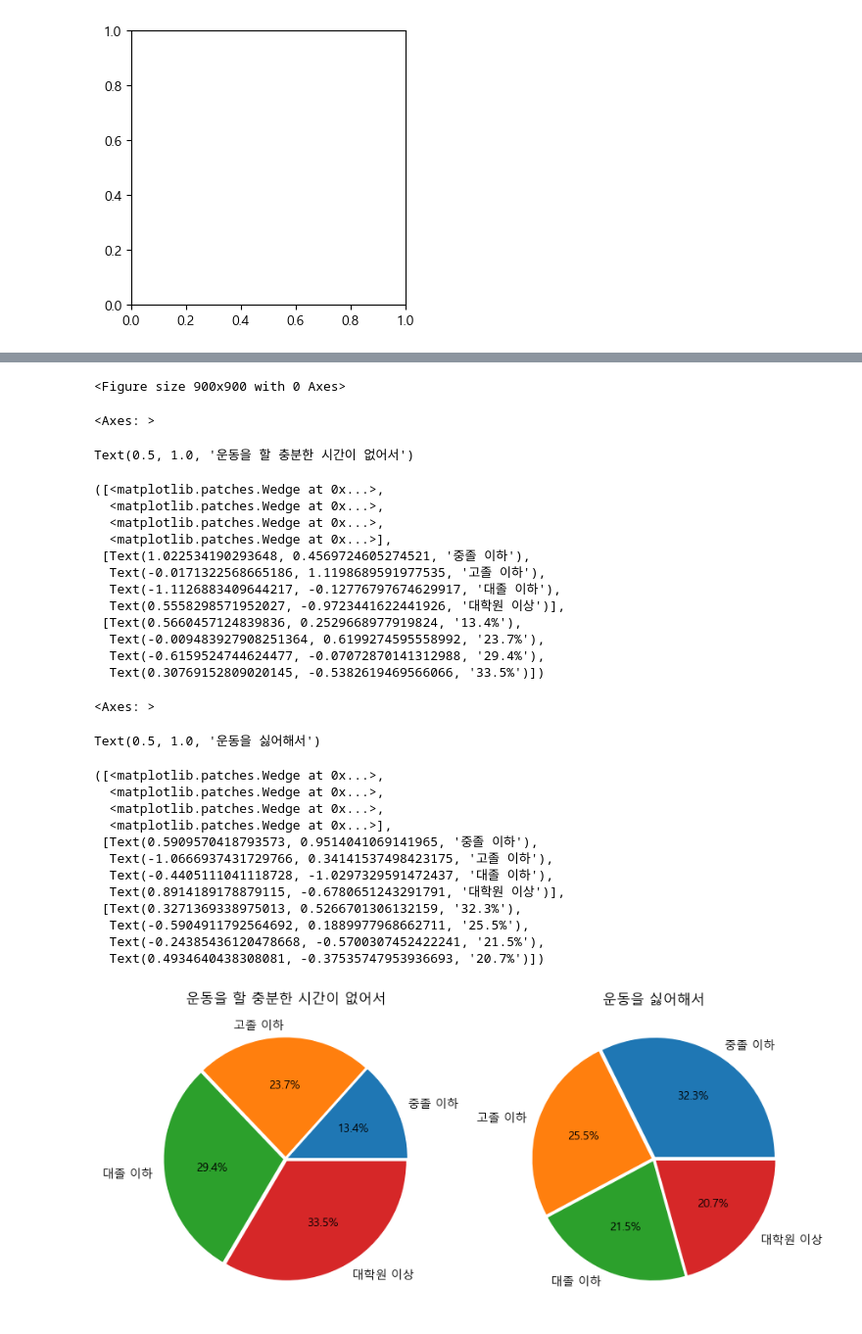
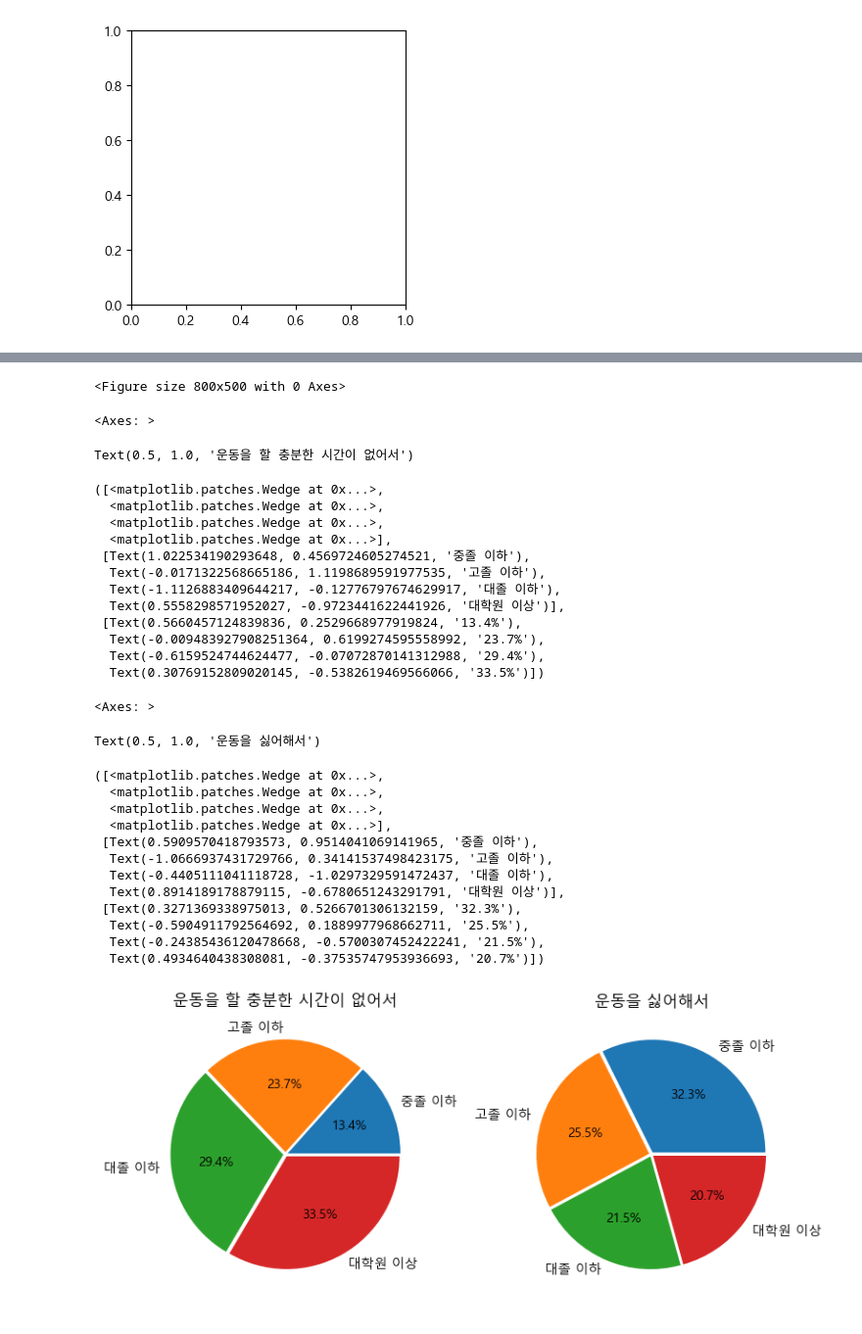
Before and after one commit to Kkaemii/SeSac_Practice, a Jupyter notebook: Mini_Project/Project_1/pandas_MP.ipynb, the cells around one changed output, grey strips where cells are left out. Shown at 98% size. Saved outputs shown, nothing was run; the diff lists cells and outputs as text; code cells hidden in the pictures.

```diff
--- a/Mini_Project/Project_1/pandas_MP.ipynb
+++ b/Mini_Project/Project_1/pandas_MP.ipynb
@@ -99,7 +105,7 @@ ValueError: could not convert string to float: '성별'
 male =df[df['분류']=='남자'].iloc[:,1:]
 female = df[df['분류']=='여자'].iloc[:,1:]
 
-#두개의 데이터셋 하나로 합쳐서 처리하기 편하게하기기
+#두개의 데이터셋 하나로 합쳐서 처리하기 편하게하기
 comp=pd.concat([male,female])
 
 #컬럼이름, 라벨 정하기기
@@ -118,15 +124,16 @@ explode = [0,0.03]
 for i, idx in enumerate([0,1,3,2]):
   #for문 돌릴 데이터 만들기
   col = cols[idx]
-  m_data = comp.iloc[0,idx]
-  f_data = comp.iloc[1,idx]
+  m_data_2 = comp.iloc[0,idx+2]
+  f_data_2 = comp.iloc[1,idx+2]
 
   #pie그래프 그리기
   plt.subplot(2,2,i+1)
-  plt.pie([m_data,f_data], labels=label, autopct='%.1f%%', explode=explode)
+  plt.pie([m_data_2,f_data_2], labels=label, autopct='%.1f%%', explode=explode)
   plt.title(col)
 
 plt.tight_layout(pad=3.0)
+plt.savefig('./1번_성별 운동 실태 조사')
 plt.show()
 # %% [output]
 <Figure size 800x800 with 0 Axes>
@@ -333,7 +332,7 @@ labels_e = list(data_e.iloc[:,0])
 columns_e= list(data_e.columns)
 columns_e = list([columns_e[1],columns_e[4]])
 
-plt.figure(figsize=(9,9))
+plt.figure(figsize=(8,5))
 explode_e = [0.02]*4
 
 for i, columns_e in enumerate(columns_e, 1):
@@ -342,35 +341,36 @@ for i, columns_e in enumerate(columns_e, 1):
   plt.pie(data_e[columns_e], explode=explode_e, labels=labels_e,  autopct='%.1f%%' )
 
 plt.tight_layout()
+plt.savefig('./3번_최종학력 별 운동 실태 조사')
 plt.show()
 # %% [output]
-<Figure size 900x900 with 0 Axes>
+<Figure size 800x500 with 0 Axes>
 <Axes: >
 Text(0.5, 1.0, '운동을 할 충분한 시간이 없어서')
 ([<matplotlib.patches.Wedge at 0x...>,
   <matplotlib.patches.Wedge at 0x...>,
   <matplotlib.patches.Wedge at 0x...>,
   <matplotlib.patches.Wedge at 0x...>],
  [Text(1.022534190293648, 0.4569724605274521, '중졸 이하'),
   Text(-0.0171322568665186, 1.1198689591977535, '고졸 이하'),
   Text(-1.1126883409644217, -0.12776797674629917, '대졸 이하'),
   Text(0.5558298571952027, -0.9723441622441926, '대학원 이상')],
  [Text(0.5660457124839836, 0.2529668977919824, '13.4%'),
   Text(-0.009483927908251364, 0.6199274595558992, '23.7%'),
   Text(-0.6159524744624477, -0.07072870141312988, '29.4%'),
   Text(0.30769152809020145, -0.5382619469566066, '33.5%')])
 <Axes: >
 Text(0.5, 1.0, '운동을 싫어해서')
 ([<matplotlib.patches.Wedge at 0x...>,
   <matplotlib.patches.Wedge at 0x...>,
   <matplotlib.patches.Wedge at 0x...>,
   <matplotlib.patches.Wedge at 0x...>],
  [Text(0.5909570418793573, 0.9514041069141965, '중졸 이하'),
   Text(-1.0666937431729766, 0.34141537498423175, '고졸 이하'),
   Text(-0.4405111041118728, -1.0297329591472437, '대졸 이하'),
   Text(0.8914189178879115, -0.6780651243291791, '대학원 이상')],
  [Text(0.3271369338975013, 0.5266701306132159, '32.3%'),
   Text(-0.5904911792564692, 0.1889977968662711, '25.5%'),
   Text(-0.24385436120478668, -0.5700307452422241, '21.5%'),
   Text(0.4934640438308081, -0.37535747953936693, '20.7%')])
-[figure, old version]
+[figure, new version]
```
Also changed, not shown: parts of 9 cells of this notebook, 4 other files.
